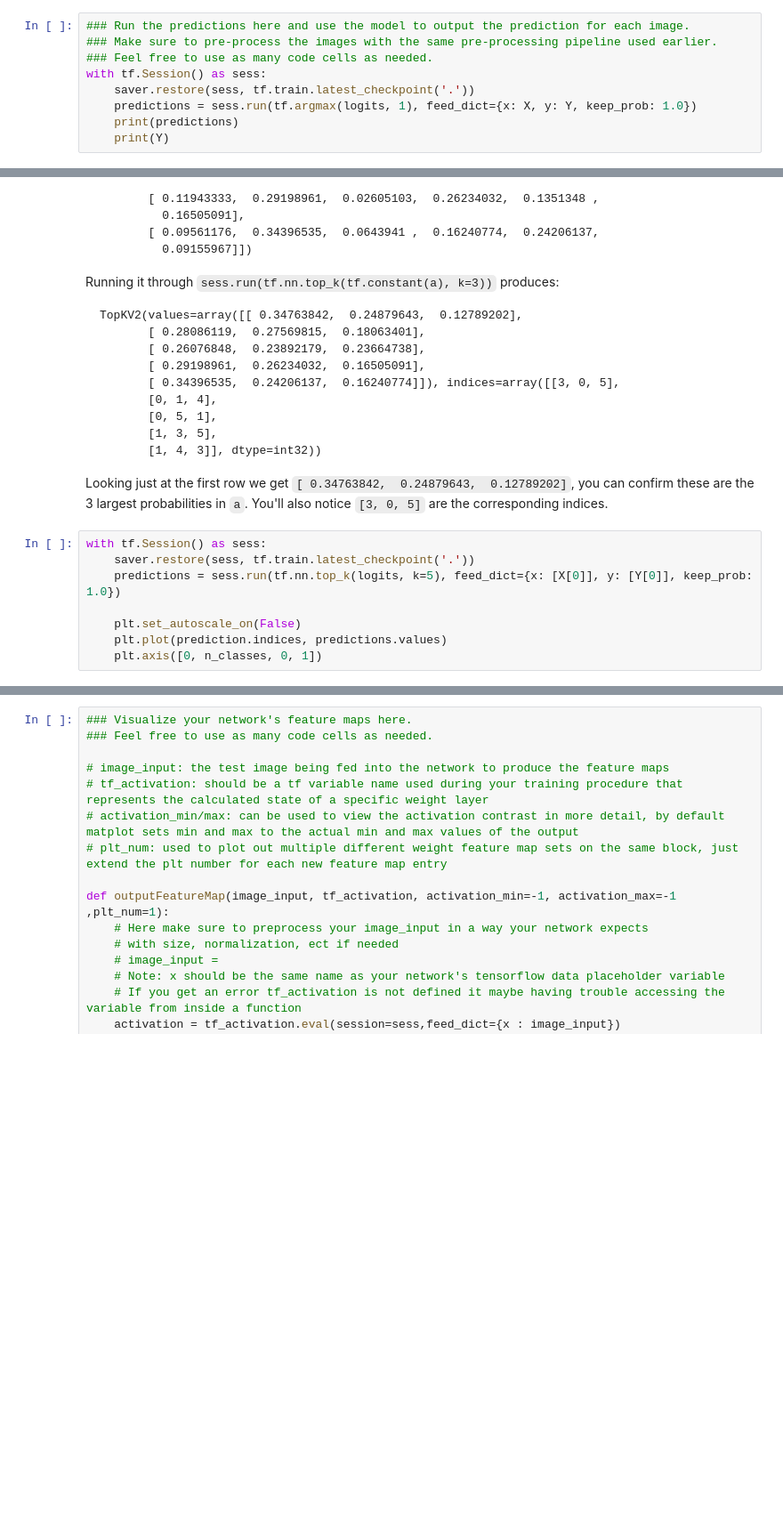
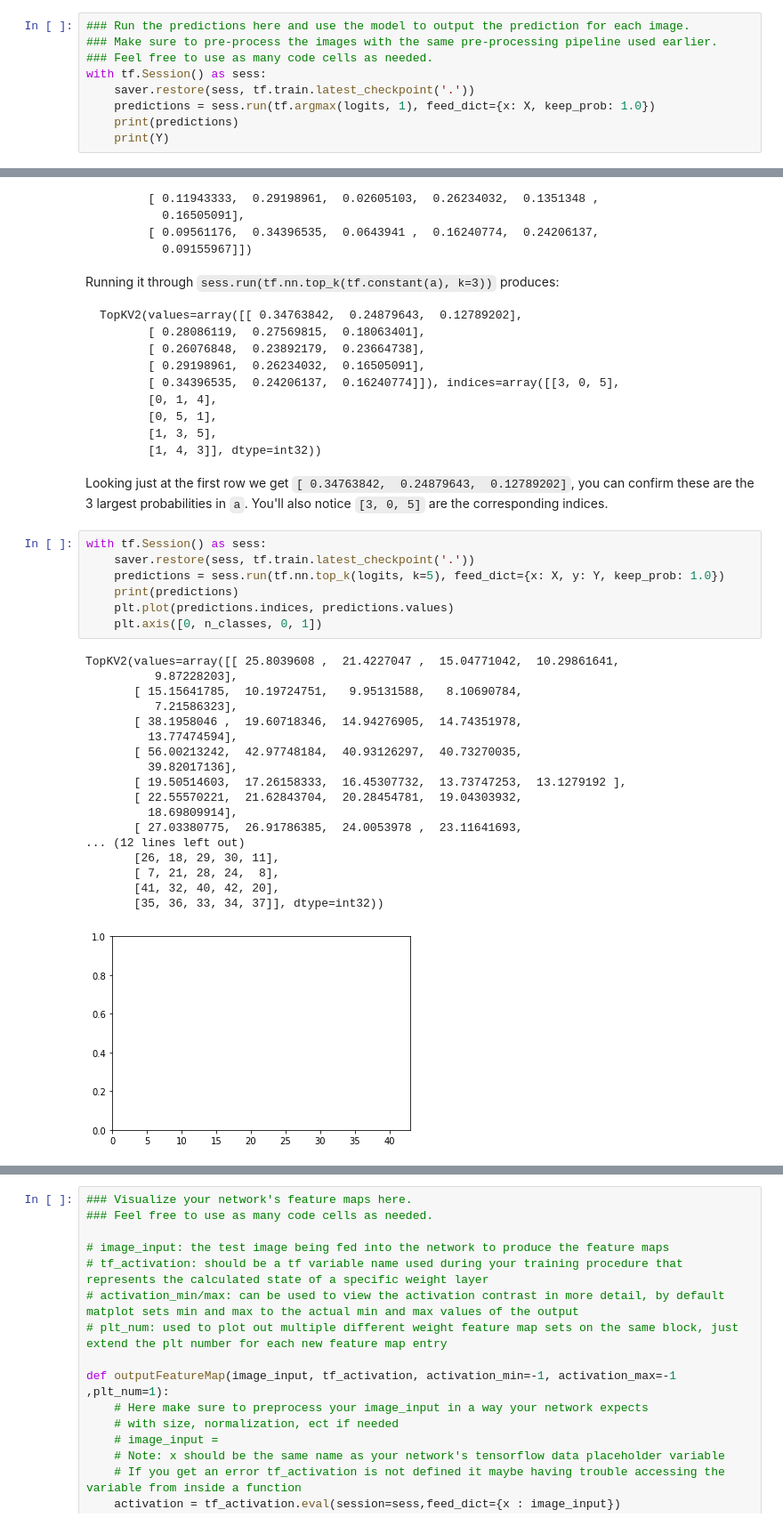
Before and after one commit to ShikaSD/CarND-Traffic-Sign-Classifier-Project, a Jupyter notebook: Traffic_Sign_Classifier.ipynb, the cells around one changed output, grey strips where cells are left out. Shown: that part at 89% size. Cells and saved outputs as stored; diff of their text form; blank space fills up the shorter version.

```diff
--- a/Traffic_Sign_Classifier.ipynb
+++ b/Traffic_Sign_Classifier.ipynb
@@ -408,6 +410,6 @@ X = preprocess(X)
 ### Feel free to use as many code cells as needed.
 with tf.Session() as sess:
     saver.restore(sess, tf.train.latest_checkpoint('.'))
-    predictions = sess.run(tf.argmax(logits, 1), feed_dict={x: X, y: Y, keep_prob: 1.0})
+    predictions = sess.run(tf.argmax(logits, 1), feed_dict={x: X, keep_prob: 1.0})
     print(predictions)
     print(Y)
@@ -463,11 +470,29 @@ Looking just at the first row we get `[ 0.34763842,  0.24879643,  0.12789202]`,
 # %%
 with tf.Session() as sess:
     saver.restore(sess, tf.train.latest_checkpoint('.'))
-    predictions = sess.run(tf.nn.top_k(logits, k=5), feed_dict={x: [X[0]], y: [Y[0]], keep_prob: 1.0})
-
-    plt.set_autoscale_on(False)
-    plt.plot(prediction.indices, predictions.values)
+    predictions = sess.run(tf.nn.top_k(logits, k=5), feed_dict={x: X, y: Y, keep_prob: 1.0})
+    print(predictions)
+    plt.plot(predictions.indices, predictions.values)
     plt.axis([0, n_classes, 0, 1])
+# %% [output]
+TopKV2(values=array([[ 25.8039608 ,  21.4227047 ,  15.04771042,  10.29861641,
+          9.87228203],
+       [ 15.15641785,  10.19724751,   9.95131588,   8.10690784,
+          7.21586323],
+       [ 38.1958046 ,  19.60718346,  14.94276905,  14.74351978,
+         13.77474594],
+       [ 56.00213242,  42.97748184,  40.93126297,  40.73270035,
+         39.82017136],
+       [ 19.50514603,  17.26158333,  16.45307732,  13.73747253,  13.1279192 ],
+       [ 22.55570221,  21.62843704,  20.28454781,  19.04303932,
+         18.69809914],
+       [ 27.03380775,  26.91786385,  24.0053978 ,  23.11641693,
+... (12 lines left out)
+       [26, 18, 29, 30, 11],
+       [ 7, 21, 28, 24,  8],
+       [41, 32, 40, 42, 20],
+       [35, 36, 33, 34, 37]], dtype=int32))
+[figure, added]
 # %% [markdown]
 ---
 
```
Also changed, not shown: parts of 10 cells of this notebook, 5 other files.
